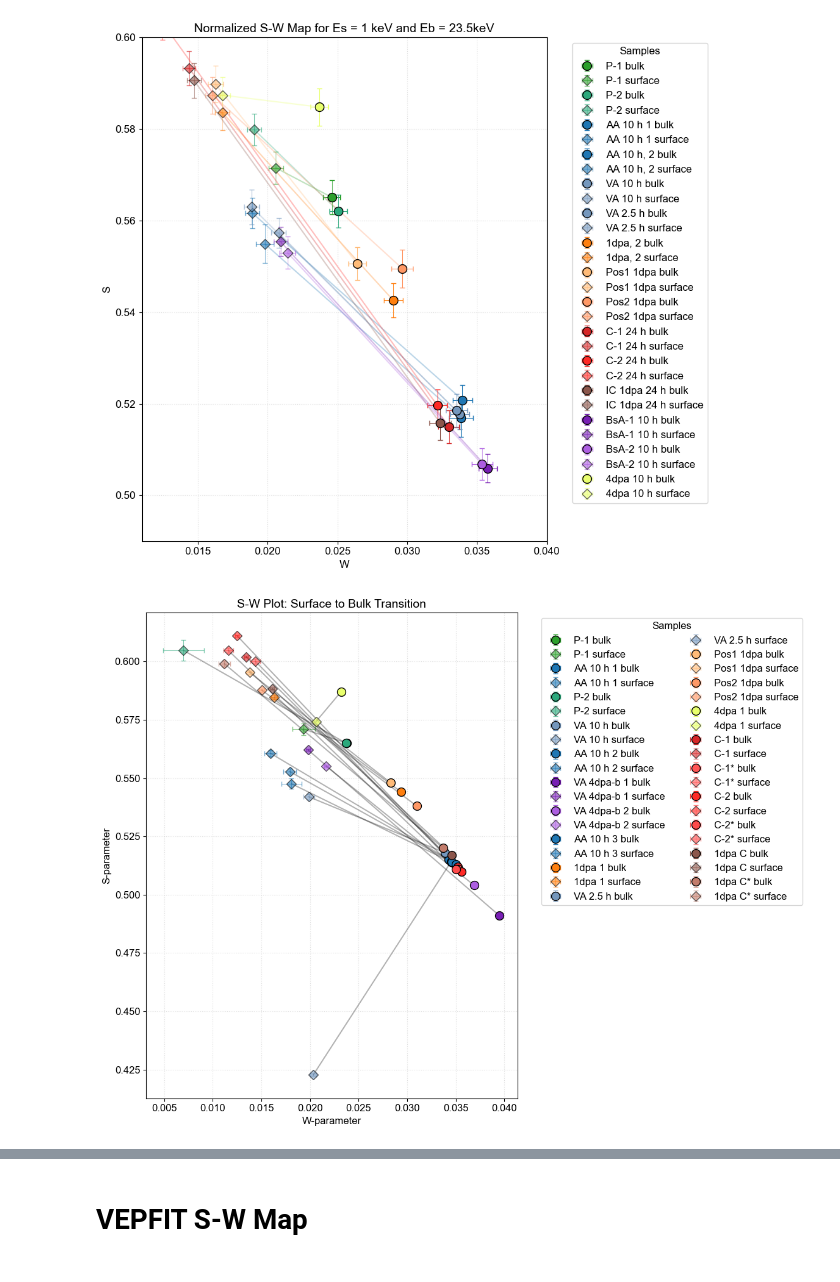
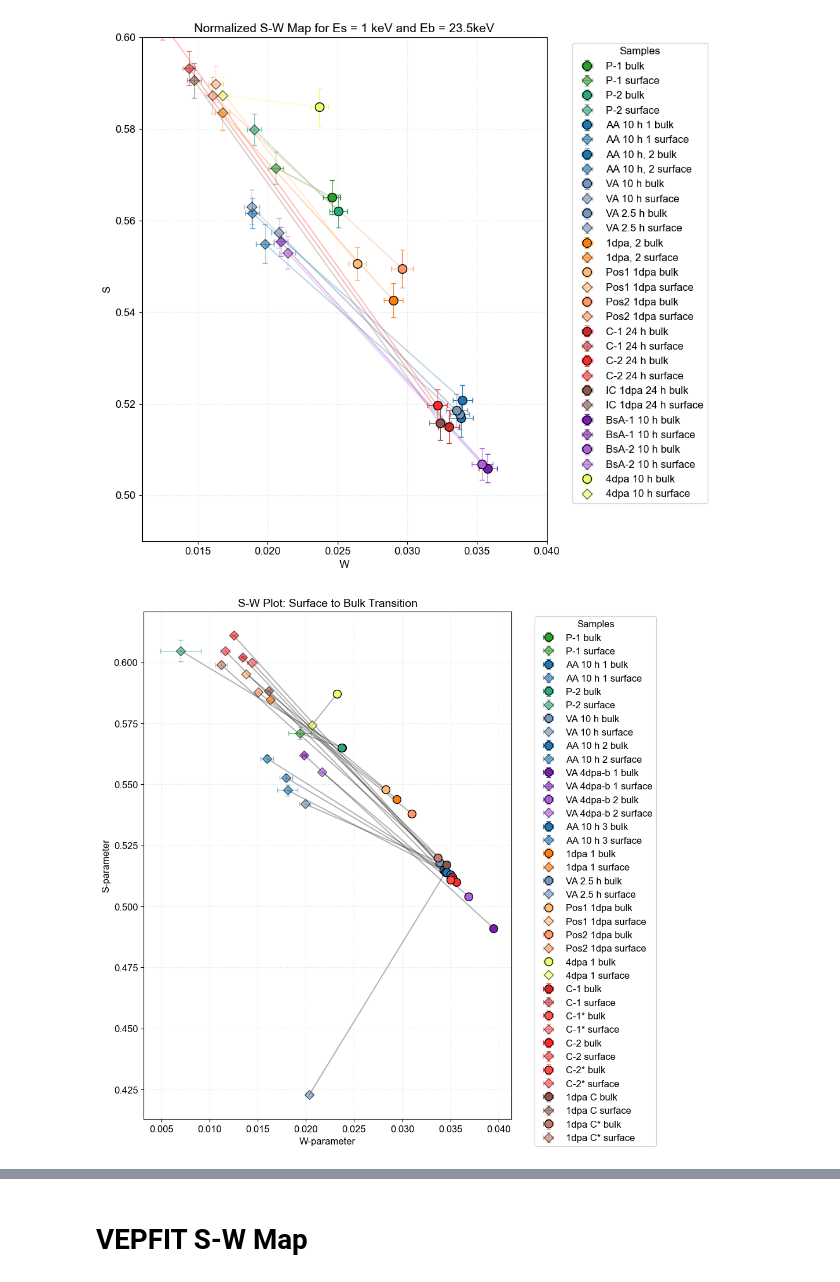
Before and after one commit to jeanvictorbendixenfm-web/Programming-PALS, a Jupyter notebook: PAS_analyzer.ipynb, the cells around one changed output, grey strips where cells are left out. Cells and saved outputs as stored; diff of their text form; code cells hidden in the pictures.

```diff
--- a/PAS_analyzer.ipynb
+++ b/PAS_analyzer.ipynb
@@ -949,7 +1013,7 @@ sample_colors = {
     '1dpa C*': '#c27c6b'      # Irradiated + Corroded (Brown)
 }
 
-plt.figure(figsize=(12, 9))
+plt.figure(figsize=(10, 10.5))
 
 # 3. Iterate through the dataframe cleanly using iterrows()
 for index, row in f.iterrows():
@@ -961,36 +1025,36 @@ for index, row in f.iterrows():
 
         # Plot Bulk (Circle)
         plt.errorbar(row["W2"], row["S2"], xerr=row["W2_err"], yerr=row["S2_err"],
                      fmt='o', color=color, ms=10, mec='k', capsize=3, label=f"{acronym} bulk")
 
         # Plot Surface (Diamond)
         plt.errorbar(row["Wsurf therm"], row["Ssurf therm"], xerr=row["Wtherm_err"], yerr=row["Stherm_err"],
                      fmt='D', color=color, ms=8, alpha=0.6, mec='k', capsize=3, label=f"{acronym} surface")
 
         # Draw the connecting line [x1, x2], [y1, y2]
         plt.plot([row["Wsurf therm"], row["W2"]],
                  [row["Ssurf therm"], row["S2"]],
                  color="black", lw=1.5, alpha=0.3)
 
 # 4. Formatting the Plot
 plt.xlabel("W-parameter", fontsize=12)
 plt.ylabel("S-parameter", fontsize=12)
 
 # Adjusting limits so you can actually see the surface states (which often have much higher S/W values)
 # You might need to tweak these limits based on your actual surface values!
-# plt.xlim(0.010, 0.045)
+# plt.xlim(0.005, 0.040)
 # plt.ylim(0.48, 0.62)
 
 plt.title("S-W Plot: Surface to Bulk Transition", fontsize=14)
 
 # Organize the legend so it doesn't fall off the screen
-plt.legend(bbox_to_anchor=(1.05, 1), loc='upper left', title="Samples", ncol=2)
+plt.legend(bbox_to_anchor=(1.05, 1), loc='upper left', title="Samples", ncol=1)
 plt.grid(True, ls=':', alpha=0.4)
 plt.tight_layout()
 
 plt.show()
 # %% [output]
-[figure, old version]
+[figure, new version]
 # %%
 import numpy as np
 import pandas as pd
```
Also changed, not shown: parts of 2 cells of this notebook, 2 other files.
